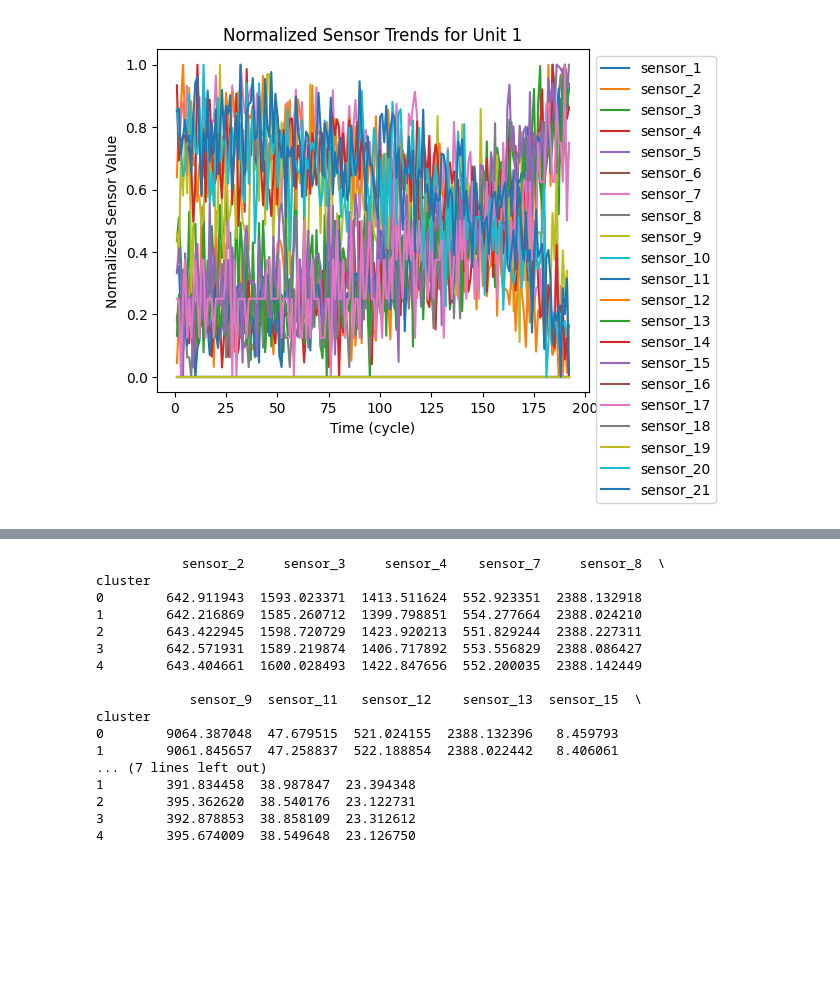
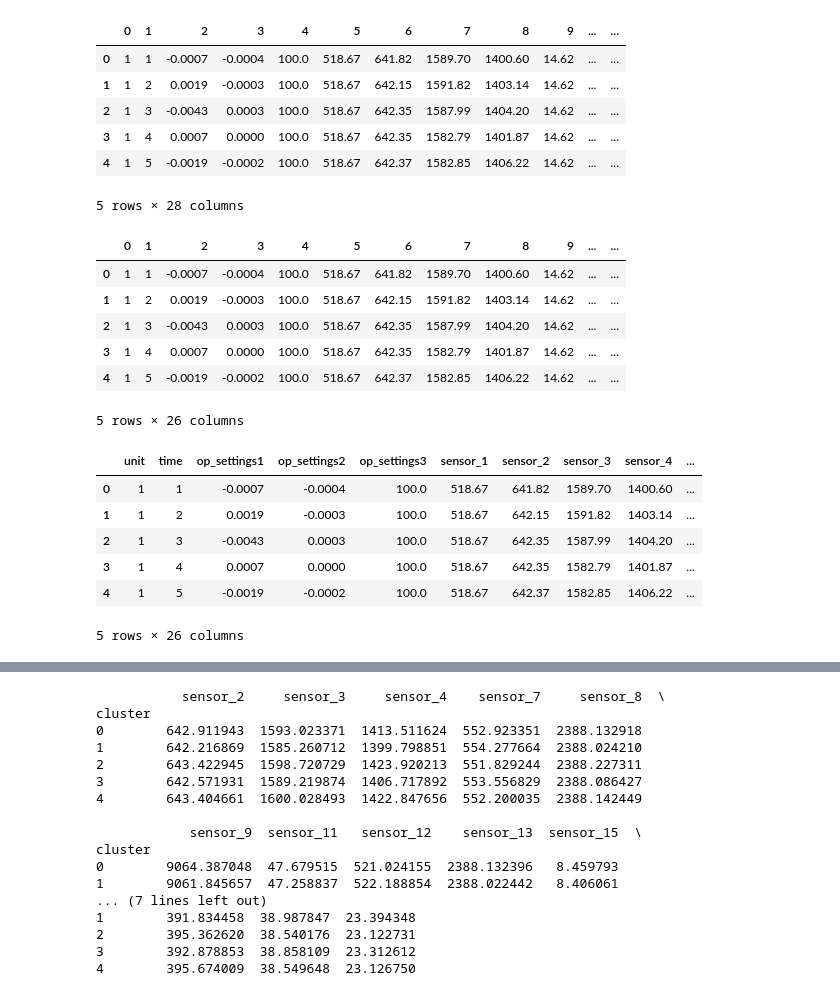
Before and after one commit to mahi21tha/Hybrid_Predictive_Maintenance, a Jupyter notebook: Untitled2.ipynb, the cells around one changed output, grey strips where cells are left out. Cells and saved outputs as stored; diff of their text form; code cells hidden in the pictures; blank space fills up the shorter version.

```diff
--- a/Untitled2.ipynb
+++ b/Untitled2.ipynb
@@ -1,30 +1,40 @@
 # %% [markdown]
 <a href="https://colab.research.google.com/github/mahi21tha/Hybrid_Predictive_Maintenance/blob/main/Untitled2.ipynb" target="_parent"><img src="https://colab.research.google.com/assets/colab-badge.svg" alt="Open In Colab"/></a>
-# %%
-import pandas as pd
-
-df = pd.read_csv("/content/train_FD001.txt", sep=" ", header=None)
-# Drop empty columns at the end
-df.dropna(axis=1, inplace=True)
-
-# Add column names
-df.columns = ["unit", "time"] + [f"op_setting_{i}" for i in range(1, 4)] + [f"sensor_{i}" for i in range(1, 22)]
-
-from sklearn.preprocessing import MinMaxScaler
-import matplotlib.pyplot as plt
-
-unit1 = df[df['unit'] == 1]
-scaler = MinMaxScaler()
-
-for sensor in ["sensor_1","sensor_2", "sensor_3", "sensor_4","sensor_5","sensor_6","sensor_7", "sensor_8", "sensor_9","sensor_10", "sensor_11", "sensor_12", "sensor_13","sensor_14", "sensor_15","sensor_16", "sensor_17","sensor_18","sensor_19", "sensor_20", "sensor_21"]:
-    normalized = scaler.fit_transform(unit1[[sensor]])
-    plt.plot(unit1['time'], normalized, label=sensor)
-
-plt.xlabel("Time (cycle)")
-plt.ylabel("Normalized Sensor Value")
-plt.title("Normalized Sensor Trends for Unit 1")
-plt.legend(loc='upper left', bbox_to_anchor=(1, 1))
-plt.tight_layout()
-plt.show()
-# %% [output]
-[figure, removed]
+# %%
+import pandas as pd
+from sklearn.preprocessing import MinMaxScaler
+import matplotlib.pyplot as plt
+import seaborn as sns
+from sklearn.cluster import KMeans
+df=pd.read_csv("/content/train_FD001.txt",sep=" ", header=None)
+df.head()
+# %% [output]
+|  | 0 | 1 | 2 | 3 | 4 | 5 | 6 | 7 | 8 | 9 | ... | ... |
+| 0 | 1 | 1 | -0.0007 | -0.0004 | 100.0 | 518.67 | 641.82 | 1589.70 | 1400.60 | 14.62 | ... | ... |
+| 1 | 1 | 2 | 0.0019 | -0.0003 | 100.0 | 518.67 | 642.15 | 1591.82 | 1403.14 | 14.62 | ... | ... |
+| 2 | 1 | 3 | -0.0043 | 0.0003 | 100.0 | 518.67 | 642.35 | 1587.99 | 1404.20 | 14.62 | ... | ... |
+| 3 | 1 | 4 | 0.0007 | 0.0000 | 100.0 | 518.67 | 642.35 | 1582.79 | 1401.87 | 14.62 | ... | ... |
+| 4 | 1 | 5 | -0.0019 | -0.0002 | 100.0 | 518.67 | 642.37 | 1582.85 | 1406.22 | 14.62 | ... | ... |
+5 rows × 28 columns
+# %%
+df.dropna(axis=1,inplace=True)
+df.head()
+# %% [output]
+|  | 0 | 1 | 2 | 3 | 4 | 5 | 6 | 7 | 8 | 9 | ... | ... |
+| 0 | 1 | 1 | -0.0007 | -0.0004 | 100.0 | 518.67 | 641.82 | 1589.70 | 1400.60 | 14.62 | ... | ... |
+| 1 | 1 | 2 | 0.0019 | -0.0003 | 100.0 | 518.67 | 642.15 | 1591.82 | 1403.14 | 14.62 | ... | ... |
+| 2 | 1 | 3 | -0.0043 | 0.0003 | 100.0 | 518.67 | 642.35 | 1587.99 | 1404.20 | 14.62 | ... | ... |
+| 3 | 1 | 4 | 0.0007 | 0.0000 | 100.0 | 518.67 | 642.35 | 1582.79 | 1401.87 | 14.62 | ... | ... |
+| 4 | 1 | 5 | -0.0019 | -0.0002 | 100.0 | 518.67 | 642.37 | 1582.85 | 1406.22 | 14.62 | ... | ... |
+5 rows × 26 columns
+# %%
+df.columns=['unit','time'] + [f"op_settings{i}" for i in range(1,4)] + [f"sensor_{i}" for i in range(1,22)]
+df.head()
+# %% [output]
+|  | unit | time | op_settings1 | op_settings2 | op_settings3 | sensor_1 | sensor_2 | sensor_3 | sensor_4 | ... |
+| 0 | 1 | 1 | -0.0007 | -0.0004 | 100.0 | 518.67 | 641.82 | 1589.70 | 1400.60 | ... |
+| 1 | 1 | 2 | 0.0019 | -0.0003 | 100.0 | 518.67 | 642.15 | 1591.82 | 1403.14 | ... |
+| 2 | 1 | 3 | -0.0043 | 0.0003 | 100.0 | 518.67 | 642.35 | 1587.99 | 1404.20 | ... |
+| 3 | 1 | 4 | 0.0007 | 0.0000 | 100.0 | 518.67 | 642.35 | 1582.79 | 1401.87 | ... |
+| 4 | 1 | 5 | -0.0019 | -0.0002 | 100.0 | 518.67 | 642.37 | 1582.85 | 1406.22 | ... |
+5 rows × 26 columns
```
Also changed, not shown: parts of 5 cells of this notebook.
